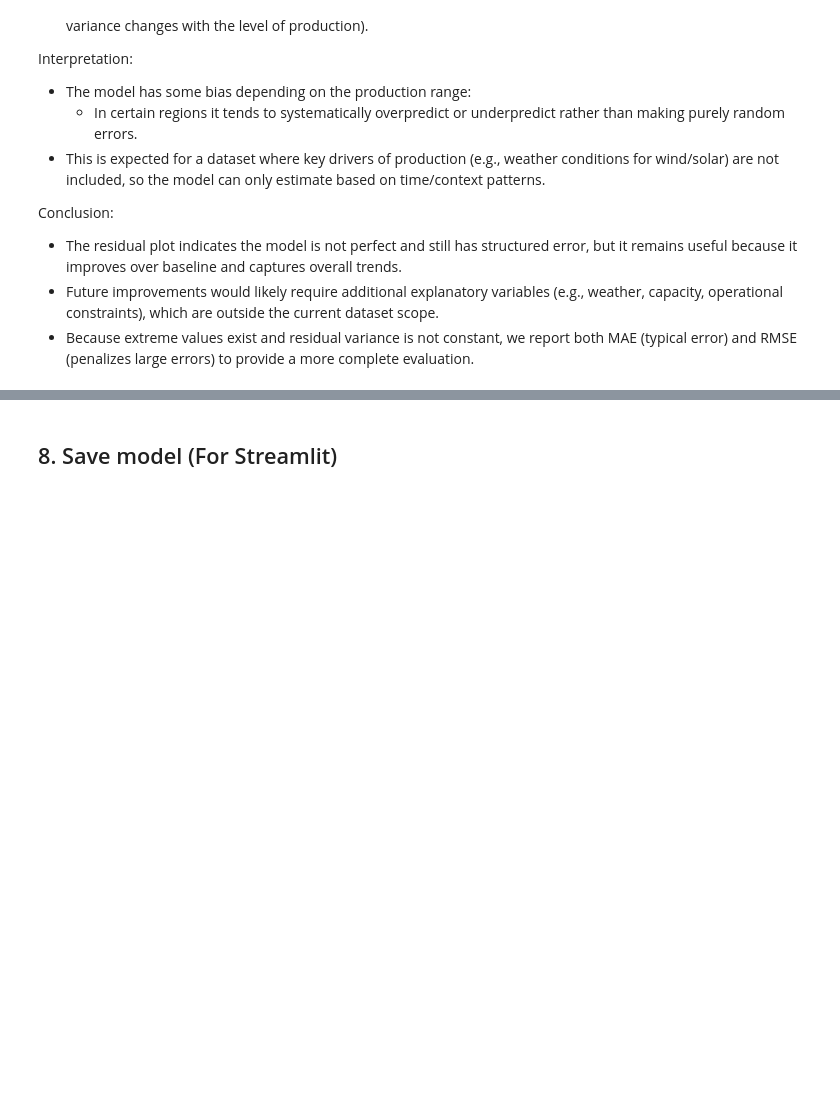
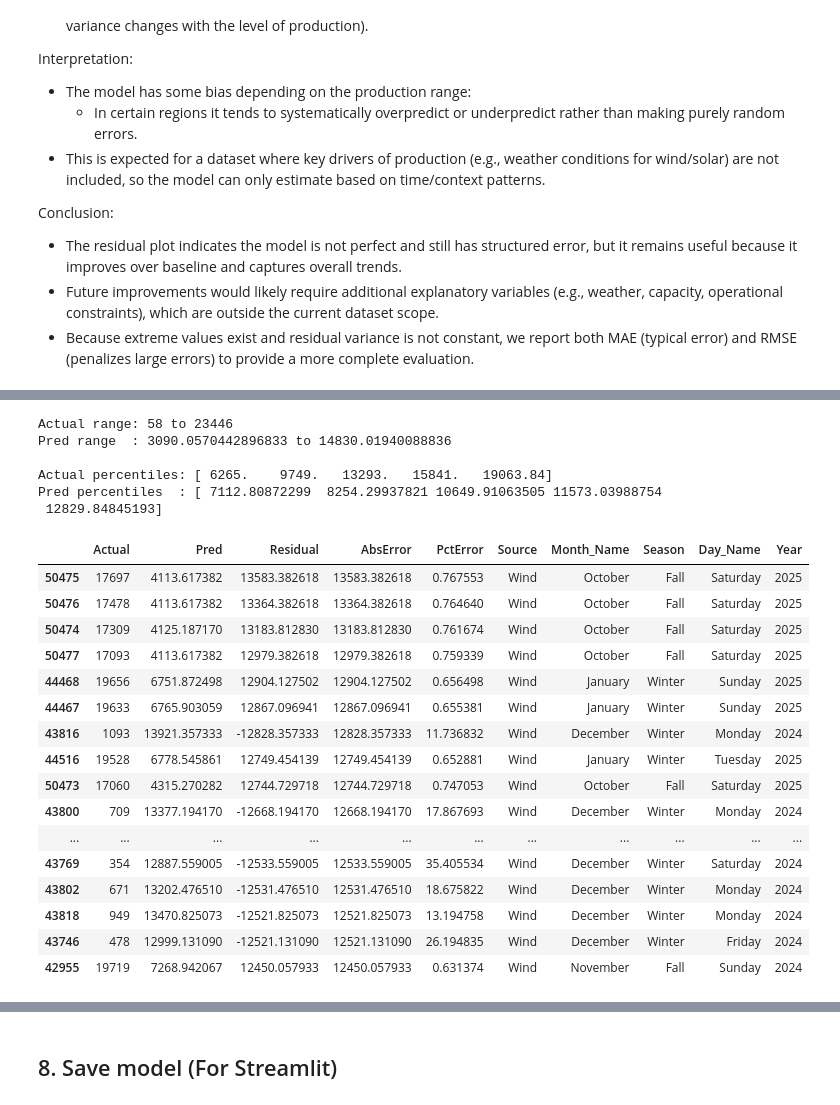
Before and after one commit to Nathan-James9/MLDP-Project-2026, a Jupyter notebook: MLDP-Project.ipynb, the cells around one changed output, grey strips where cells are left out. Drawn from its saved outputs; the diff is of its cells as text; code cells hidden in the pictures; blank space fills up the shorter version.

```diff
--- a/MLDP-Project.ipynb
+++ b/MLDP-Project.ipynb
@@ -348,15 +377,16 @@ feature_cols = [
     "Doy_sin", "Doy_cos",
     "Year",
     "Source",
-    "Day_Name",
-    "Month_Name",
-    "Season"
+    "Is_Weekend",
+    # Lag/rolling features (the power-up)
+    "Prod_lag1", "Prod_lag24",
+    "Prod_roll3", "Prod_roll24", "Prod_roll24_std"
 ]
 
-# Time-based split
-split_idx = int(len(df) * 0.8)
-train_df = df.iloc[:split_idx].copy()
-test_df  = df.iloc[split_idx:].copy()
+# Use df_lagged now
+split_idx = int(len(df_lagged) * 0.8)
+train_df = df_lagged.iloc[:split_idx].copy()
+test_df  = df_lagged.iloc[split_idx:].copy()
 
 X_train = train_df[feature_cols].copy()
 y_train = train_df[target_col].copy()
@@ -704,0 +751,55 @@ NameError: name 'X_test' is not defined
+# %%
+import numpy as np
+import pandas as pd
+
+# Build a single table that contains features + actual + predicted + errors
+err_df = X_test.copy()
+err_df["Actual"] = np.array(y_test)
+err_df["Pred"] = np.array(pred_gb_tuned)
+
+err_df["Residual"] = err_df["Actual"] - err_df["Pred"]
+err_df["AbsError"] = err_df["Residual"].abs()
+err_df["PctError"] = err_df["AbsError"] / (err_df["Actual"].abs() + 1e-9)
+
+print("Actual range:", err_df["Actual"].min(), "to", err_df["Actual"].max())
+print("Pred range  :", err_df["Pred"].min(), "to", err_df["Pred"].max())
+
+# Useful: percentiles to check compression
+print("\nActual percentiles:", np.percentile(err_df["Actual"], [50, 75, 90, 95, 99]))
+print("Pred percentiles  :", np.percentile(err_df["Pred"], [50, 75, 90, 95, 99]))
+# %% [output]
+Actual range: 58 to 23446
+Pred range  : 3090.0570442896833 to 14830.01940088836
+
+Actual percentiles: [ 6265.    9749.   13293.   15841.   19063.84]
+Pred percentiles  : [ 7112.80872299  8254.29937821 10649.91063505 11573.03988754
+ 12829.84845193]
+# %%
+# Show the worst 20 predictions
+show_cols = ["Actual", "Pred", "Residual", "AbsError", "PctError"]
+
+# Add useful grouping columns if they exist
+for c in ["Source", "Month_Name", "Season", "Day_Name", "Year", "Start_Hour"]:
+    if c in err_df.columns:
+        show_cols.append(c)
+
+worst20 = err_df.sort_values("AbsError", ascending=False).head(20)[show_cols]
+worst20
+# %% [output]
+|  | Actual | Pred | Residual | AbsError | PctError | Source | Month_Name | Season | Day_Name | Year |
+| 50475 | 17697 | 4113.617382 | 13583.382618 | 13583.382618 | 0.767553 | Wind | October | Fall | Saturday | 2025 |
+| 50476 | 17478 | 4113.617382 | 13364.382618 | 13364.382618 | 0.764640 | Wind | October | Fall | Saturday | 2025 |
+| 50474 | 17309 | 4125.187170 | 13183.812830 | 13183.812830 | 0.761674 | Wind | October | Fall | Saturday | 2025 |
+| 50477 | 17093 | 4113.617382 | 12979.382618 | 12979.382618 | 0.759339 | Wind | October | Fall | Saturday | 2025 |
+| 44468 | 19656 | 6751.872498 | 12904.127502 | 12904.127502 | 0.656498 | Wind | January | Winter | Sunday | 2025 |
+| 44467 | 19633 | 6765.903059 | 12867.096941 | 12867.096941 | 0.655381 | Wind | January | Winter | Sunday | 2025 |
+| 43816 | 1093 | 13921.357333 | -12828.357333 | 12828.357333 | 11.736832 | Wind | December | Winter | Monday | 2024 |
+| 44516 | 19528 | 6778.545861 | 12749.454139 | 12749.454139 | 0.652881 | Wind | January | Winter | Tuesday | 2025 |
+| 50473 | 17060 | 4315.270282 | 12744.729718 | 12744.729718 | 0.747053 | Wind | October | Fall | Saturday | 2025 |
+| 43800 | 709 | 13377.194170 | -12668.194170 | 12668.194170 | 17.867693 | Wind | December | Winter | Monday | 2024 |
+| ... | ... | ... | ... | ... | ... | ... | ... | ... | ... | ... |
+| 43769 | 354 | 12887.559005 | -12533.559005 | 12533.559005 | 35.405534 | Wind | December | Winter | Saturday | 2024 |
+| 43802 | 671 | 13202.476510 | -12531.476510 | 12531.476510 | 18.675822 | Wind | December | Winter | Monday | 2024 |
+| 43818 | 949 | 13470.825073 | -12521.825073 | 12521.825073 | 13.194758 | Wind | December | Winter | Monday | 2024 |
+| 43746 | 478 | 12999.131090 | -12521.131090 | 12521.131090 | 26.194835 | Wind | December | Winter | Friday | 2024 |
+| 42955 | 19719 | 7268.942067 | 12450.057933 | 12450.057933 | 0.631374 | Wind | November | Fall | Sunday | 2024 |
```
Also changed, not shown: parts of 26 cells of this notebook.
